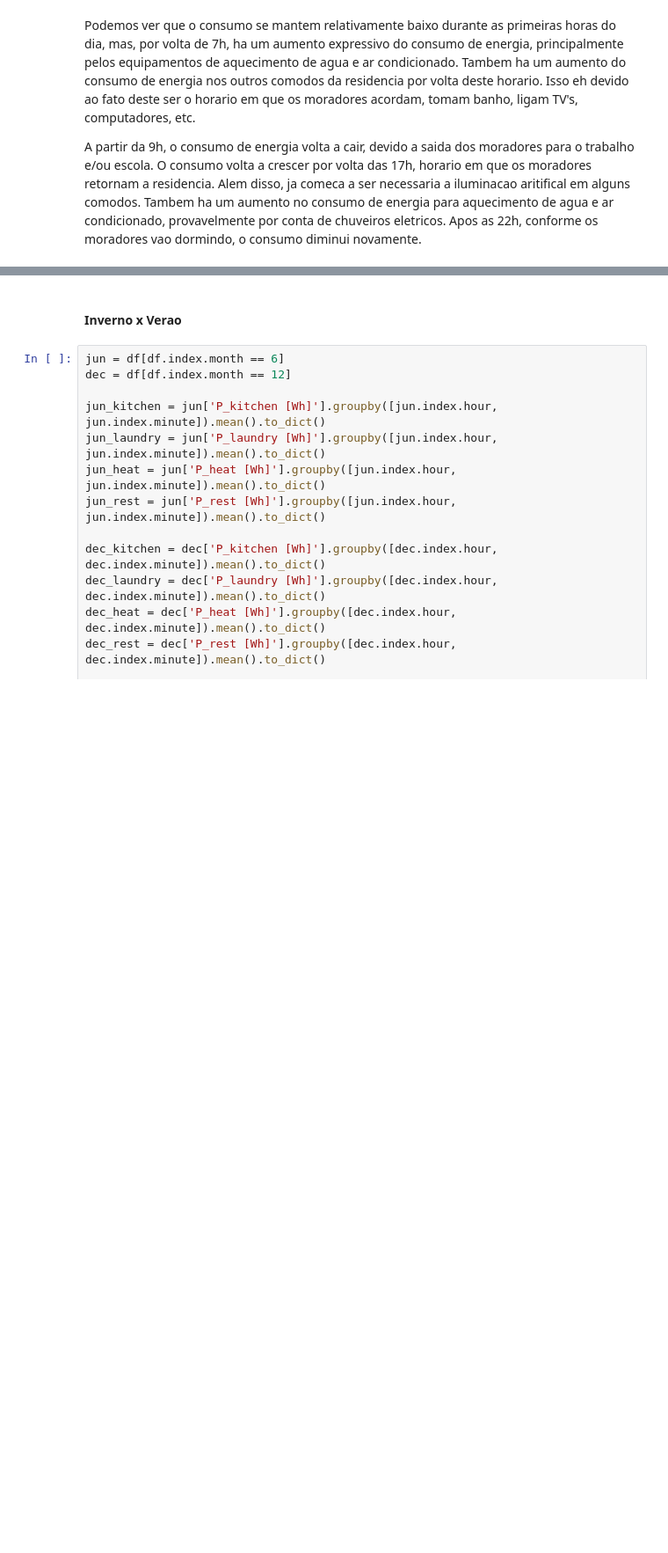
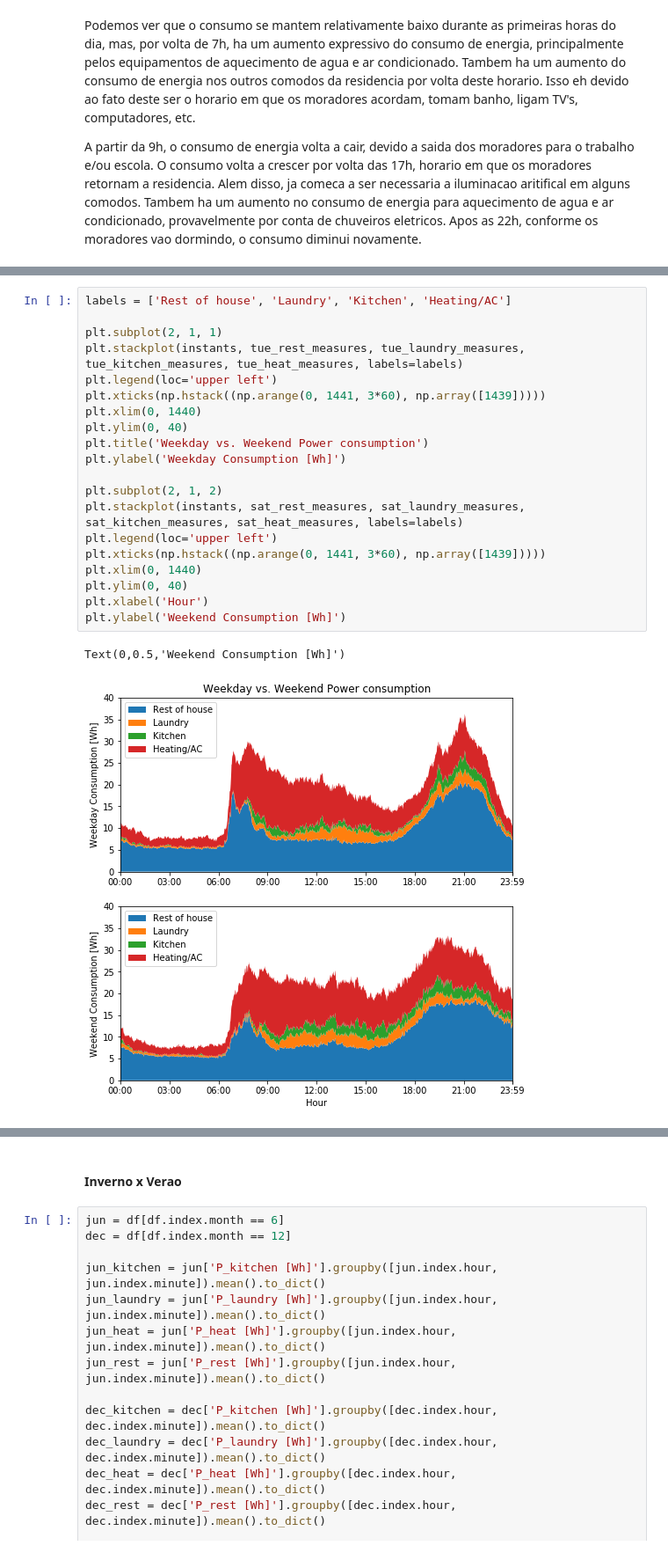
Before and after one commit to gnegrelli/test_ambar, a Jupyter notebook: test_Ambar.ipynb, the cells around one changed output, grey strips where cells are left out. Shown at 88% size. Saved outputs shown, nothing was run; the diff lists cells and outputs as text; blank space fills up the shorter version.

```diff
--- a/test_Ambar.ipynb
+++ b/test_Ambar.ipynb
@@ -117,0 +161,23 @@ A partir da 9h, o consumo de energia volta a cair, devido a saida dos moradores
+# %%
+labels = ['Rest of house', 'Laundry', 'Kitchen', 'Heating/AC']
+
+plt.subplot(2, 1, 1)
+plt.stackplot(instants, tue_rest_measures, tue_laundry_measures, tue_kitchen_measures, tue_heat_measures, labels=labels)
+plt.legend(loc='upper left')
+plt.xticks(np.hstack((np.arange(0, 1441, 3*60), np.array([1439]))))
+plt.xlim(0, 1440)
+plt.ylim(0, 40)
+plt.title('Weekday vs. Weekend Power consumption')
+plt.ylabel('Weekday Consumption [Wh]')
+
+plt.subplot(2, 1, 2)
+plt.stackplot(instants, sat_rest_measures, sat_laundry_measures, sat_kitchen_measures, sat_heat_measures, labels=labels)
+plt.legend(loc='upper left')
+plt.xticks(np.hstack((np.arange(0, 1441, 3*60), np.array([1439]))))
+plt.xlim(0, 1440)
+plt.ylim(0, 40)
+plt.xlabel('Hour')
+plt.ylabel('Weekend Consumption [Wh]')
+# %% [output]
+Text(0,0.5,'Weekend Consumption [Wh]')
+[figure, added]
```
Also changed, not shown: parts of 17 cells of this notebook.
